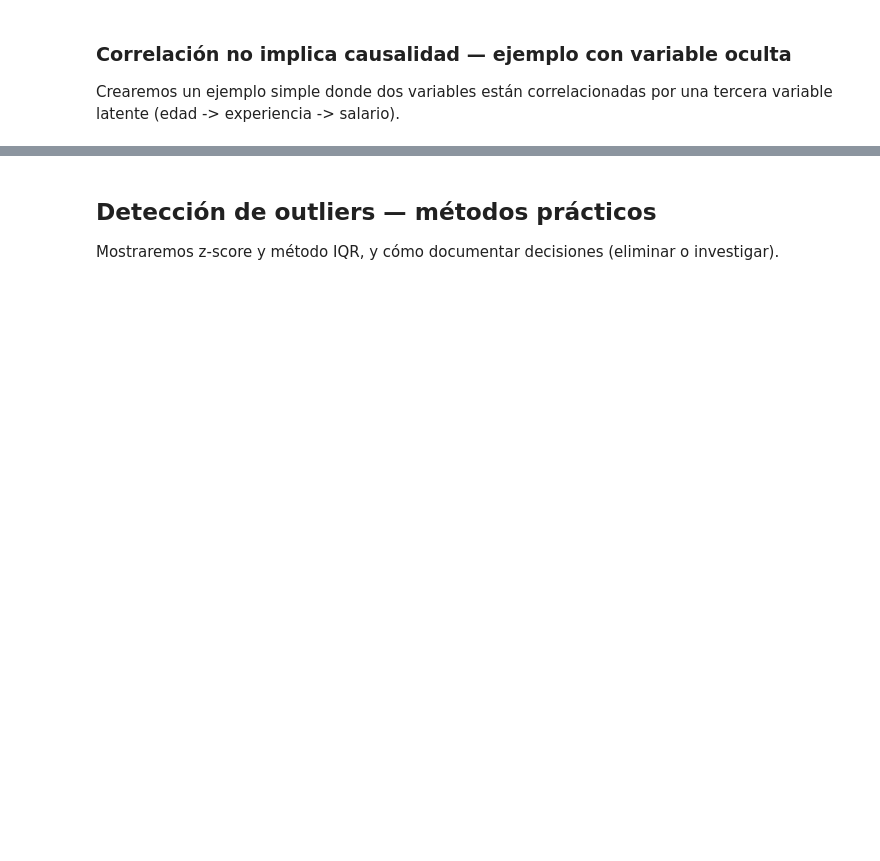
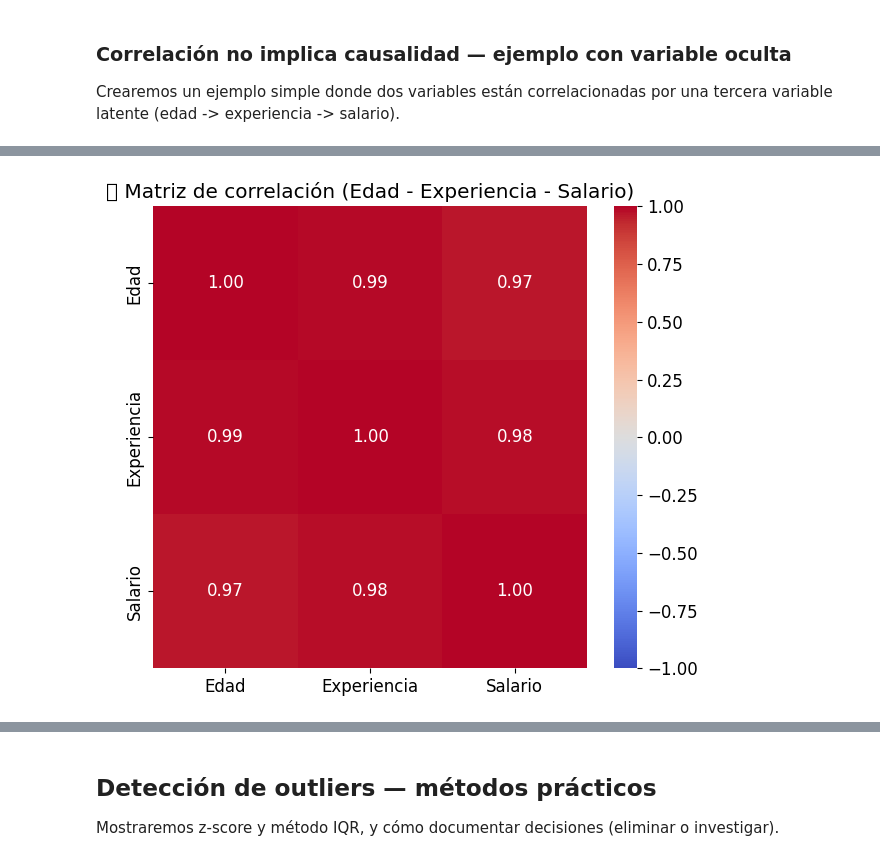
Before and after one commit to AlexEspinosa98/guayerd_class, a Jupyter notebook: clase_7/Clase7_Fundamentos_IA_Estadistica.ipynb, the cells around one changed output, grey strips where cells are left out. Cells and saved outputs as stored; diff of their text form; code cells hidden in the pictures; blank space fills up the shorter version.

```diff
--- a/clase_7/Clase7_Fundamentos_IA_Estadistica.ipynb
+++ b/clase_7/Clase7_Fundamentos_IA_Estadistica.ipynb
@@ -157,14 +596,77 @@ cor_mat
 ### Correlación no implica causalidad — ejemplo con variable oculta
 Crearemos un ejemplo simple donde dos variables están correlacionadas por una tercera variable latente (edad -> experiencia -> salario).
 # %%
-# Ejemplo: variable latente
-# Generamos A: edad, B: experiencia derivada de A, C: salario función de B
-A = np.random.randint(20,60,200)  # edad
-B = np.clip((A - 20) + np.random.normal(0,2,200),0,None)  # experiencia
-C = 10 + 1.5 * B + np.random.normal(0,4,200)  # salario
+import numpy as np
+import pandas as pd
+import matplotlib.pyplot as plt
+import seaborn as sns
 
-# Crear dataframe y ver correlaciones
-df_latent = pd.DataFrame({'edad':A, 'experiencia':B, 'salario':C})
-print(df_latent.corr())
+# -----------------------------
+# 1️⃣ Generar datos simulados
+# -----------------------------
+np.random.seed(42)
+A = np.random.randint(20, 60, 200)  # Edad
+B = np.clip((A - 20) + np.random.normal(0, 2, 200), 0, None)  # Experiencia (depende de edad)
+C = 10 + 1.5 * B + np.random.normal(0, 4, 200)  # Salario (depende de experiencia)
 
-# Observación: edad y salario pueden correlacionar, pero la causalidad es experiencia -> salario
+df_latent = pd.DataFrame({
+    'Edad': A,
+    'Experiencia': B,
+    'Salario': C
+})
+
+# -----------------------------
+# 2️⃣ Ver correlaciones numéricas
+# -----------------------------
+print("\n📊 MATRIZ DE CORRELACIÓN (variable latente):\n")
+print(df_latent.corr().round(2))
+
+# -----------------------------
+# 3️⃣ Visualización de correlaciones
+# -----------------------------
+plt.figure(figsize=(7,6))
+sns.heatmap(df_latent.corr(), annot=True, cmap='coolwarm', vmin=-1, vmax=1, fmt=".2f")
+plt.title("🔥 Matriz de correlación (Edad - Experiencia - Salario)")
+plt.show()
+
+# -----------------------------
+# 4️⃣ Visualizaciones individuales
+# -----------------------------
+fig, axs = plt.subplots(1, 3, figsize=(15, 4))
+
+sns.regplot(x='Edad', y='Salario', data=df_latent, ax=axs[0], color='royalblue')
+axs[0].set_title("👴 Edad vs Salario\n(Correlación aparente)")
+axs[0].set_xlabel("Edad (años)")
+axs[0].set_ylabel("Salario (kUSD)")
+
+sns.regplot(x='Experiencia', y='Salario', data=df_latent, ax=axs[1], color='seagreen')
+axs[1].set_title("💼 Experiencia vs Salario\n(Causal real)")
+axs[1].set_xlabel("Experiencia (años)")
+axs[1].set_ylabel("Salario (kUSD)")
+
+sns.regplot(x='Edad', y='Experiencia', data=df_latent, ax=axs[2], color='darkorange')
+axs[2].set_title("📈 Edad vs Experiencia\n(Relación latente)")
+axs[2].set_xlabel("Edad (años)")
+axs[2].set_ylabel("Experiencia (años)")
+
+plt.tight_layout()
+plt.show()
+
+# -----------------------------
+# 5️⃣ Explicación textual
+# -----------------------------
+print("""
+🧩 INTERPRETACIÓN:
+
+Aunque 'Edad' y 'Salario' están correlacionadas (r > 0),
+la relación NO es causal directa.
+
+✅ La variable latente es 'Experiencia', que:
+   - Está influenciada por la edad.
+   - A su vez influye directamente en el salario.
+
+📉 Conclusión:
+   La correlación entre Edad y Salario es *espuria*,
+   generada por la variable intermedia (Experiencia).
+""")
+# %% [output]
@@ -170,0 +679 @@ print(df_latent.corr())
+[figure, added]
```
Also changed, not shown: parts of 19 cells of this notebook.
